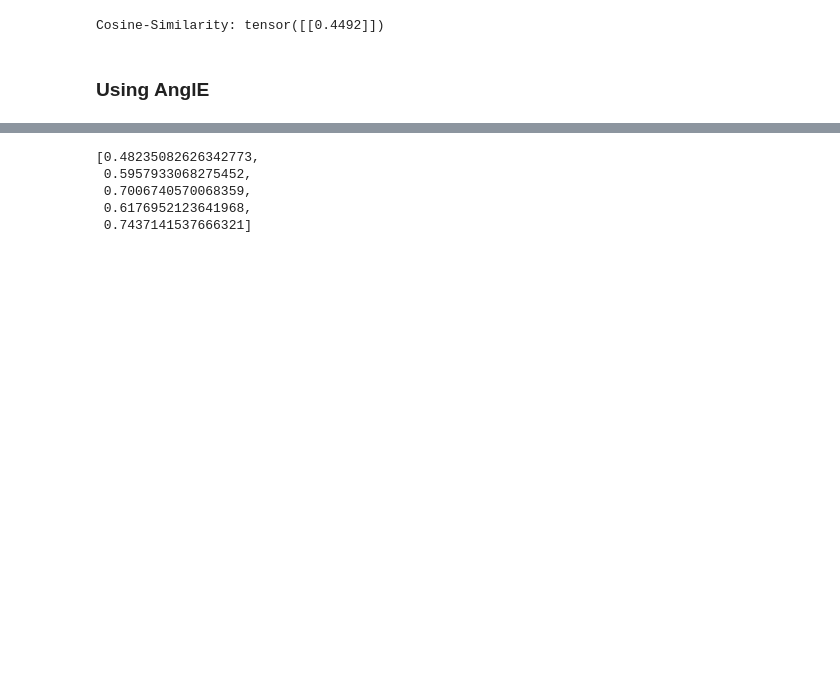
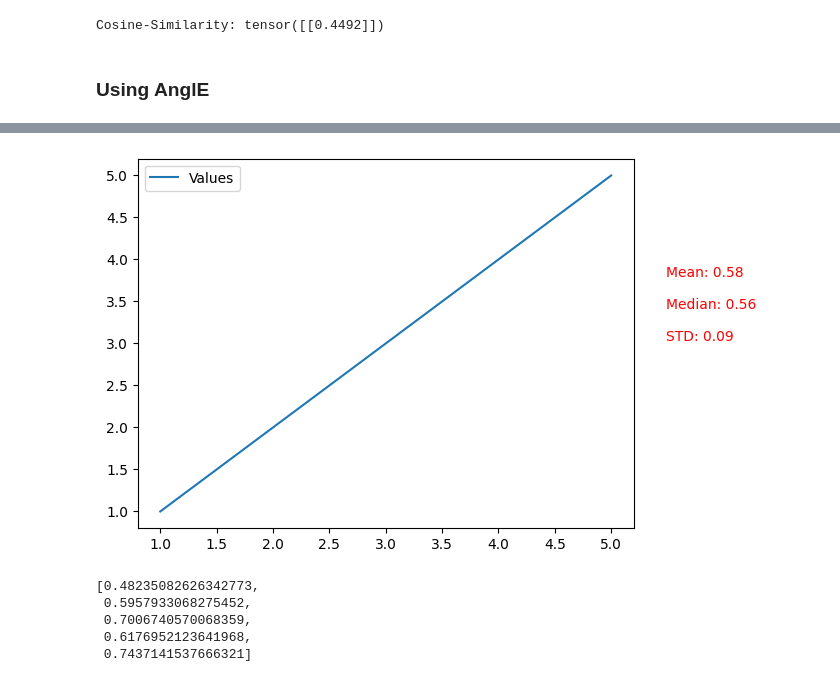
Before and after one commit to almasria/discourse_coherenc, a Jupyter notebook: components/notebook.ipynb, the cells around one changed output, grey strips where cells are left out. Saved outputs shown, nothing was run; the diff lists cells and outputs as text; code cells hidden in the pictures; blank space fills up the shorter version.

```diff
--- a/components/notebook.ipynb
+++ b/components/notebook.ipynb
@@ -651,3 +703,29 @@ min(list(range(1,10)))
+# %%
+import matplotlib.pyplot as plt
+import matplotlib.lines as mlines
+
+# Assuming Y is your list of values
+Y = [1, 2, 3, 4, 5]
+
+# Create a range of X values
+X = list(range(1, len(Y) + 1))
+
+# Plot the values
+plt.plot(X, Y, label='Values')
+
+# Create a Line2D object for the value you want to include in the legend
+extra_value = mlines.Line2D([], [], color='white', marker='o', markersize=5, markerfacecolor='blue', label='Extra Value: 10')
+
+# Add the Line2D object to the legend
+plt.legend()
+# legend = ["Mean: 3", "Median: 4"]
+plt.figtext(0.95, 0.5, f"Mean: {session3.global_coherence_score["mean"]:.2f}\n\nMedian: {session3.global_coherence_score["median"]:.2f}\n\nSTD: {session3.global_coherence_score["stdev"]:.2f}", color='red')
+# plt.legend(bbox_to_anchor=(1.01, 0.5), loc='upper left')
+
+# Show the plot
+plt.show()
+# %% [output]
+[figure, added]
 # %%
 from typing import Dict
 
```
Also changed, not shown: parts of 29 cells of this notebook, 45 other files.
